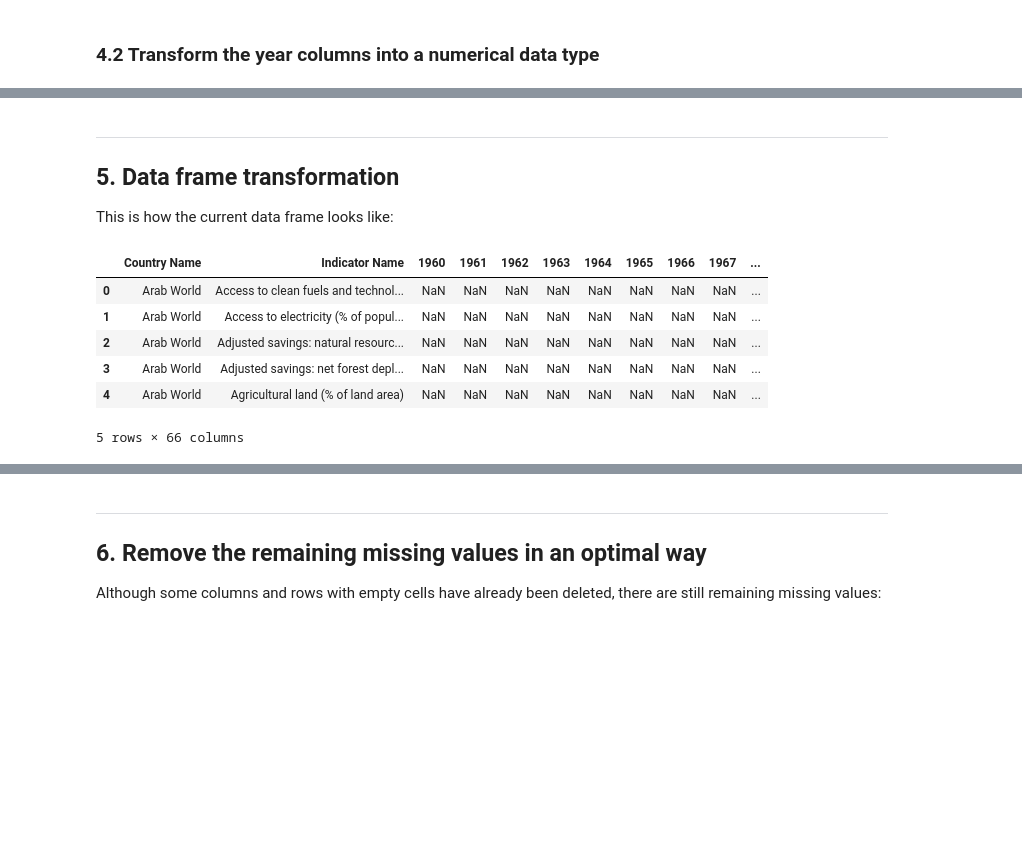
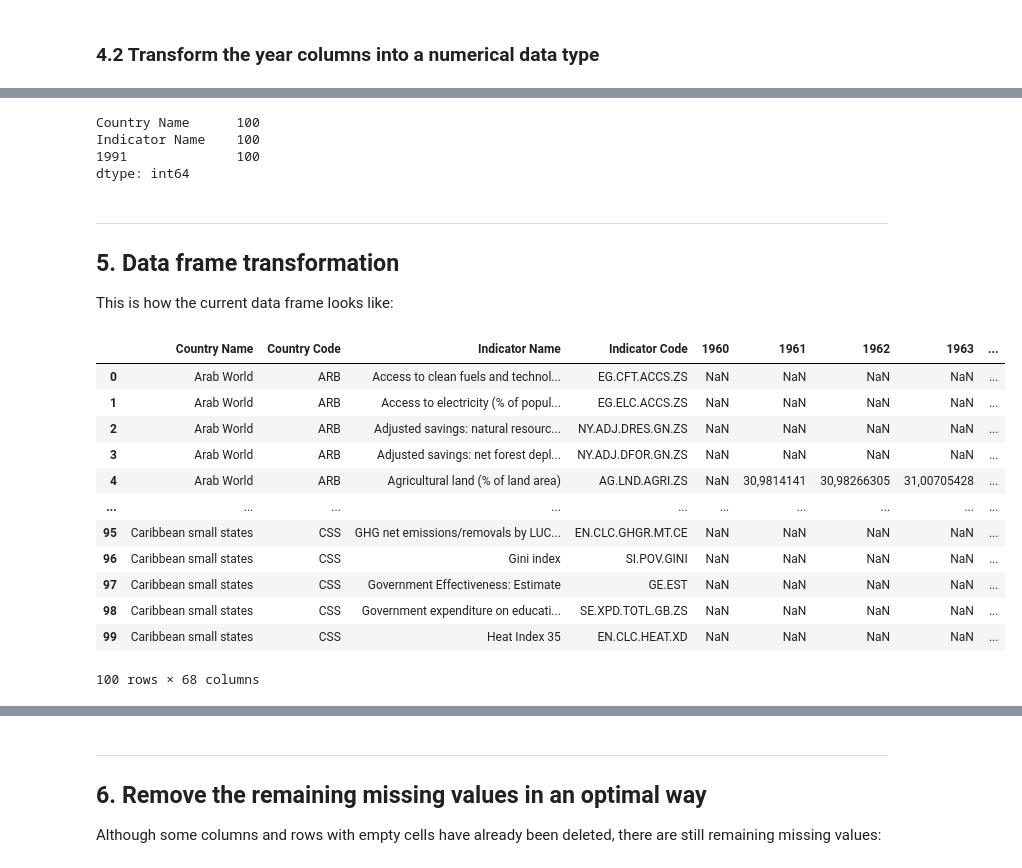
Before and after one commit to KleinerToaster/co2_prediction_countries, a Jupyter notebook: notebook/co2_dataPreperation.ipynb, the cells around one changed output, grey strips where cells are left out. Saved outputs shown, nothing was run; the diff lists cells and outputs as text; code cells hidden in the pictures; blank space fills up the shorter version.

Commit message:
fixing missing values after column type transformation (object->float)

```diff
--- a/notebook/co2_dataPreperation.ipynb
+++ b/notebook/co2_dataPreperation.ipynb
@@ -341,16 +386,37 @@ Length: 66, dtype: object
+# %%
+# Filter the DataFrame to include only rows where 'Indicator Name' is 'CO2 emissions (metric tons per capita)'
+# and then drop rows with NaN values in the 'CO2 emissions (metric tons per capita)' column
+
+filtered_df = data[(data['Indicator Name'] == 'CO2 emissions (metric tons per capita)')]
+
+# Select the 'country' and 'CO2 emissions (metric tons per capita)' columns, drop duplicates, and show the first 100 rows
+unique_co2_emissions = filtered_df[['Country Name', 'Indicator Name', '1991']].drop_duplicates().head(100)
+
+unique_co2_emissions.notnull().sum()
+# %% [output]
+Country Name      100
+Indicator Name    100
+1991              100
+dtype: int64
 # %% [markdown]
 ***
 
 ## 5. Data frame transformation
 
 This is how the current data frame looks like:
-# %%
-data_clean.head()
-# %% [output]
-|  | Country Name | Indicator Name | 1960 | 1961 | 1962 | 1963 | 1964 | 1965 | 1966 | 1967 | ... |
-| 0 | Arab World | Access to clean fuels and technol... | NaN | NaN | NaN | NaN | NaN | NaN | NaN | NaN | ... |
-| 1 | Arab World | Access to electricity (% of popul... | NaN | NaN | NaN | NaN | NaN | NaN | NaN | NaN | ... |
-| 2 | Arab World | Adjusted savings: natural resourc... | NaN | NaN | NaN | NaN | NaN | NaN | NaN | NaN | ... |
-| 3 | Arab World | Adjusted savings: net forest depl... | NaN | NaN | NaN | NaN | NaN | NaN | NaN | NaN | ... |
-| 4 | Arab World | Agricultural land (% of land area) | NaN | NaN | NaN | NaN | NaN | NaN | NaN | NaN | ... |
-5 rows × 66 columns
+# %%
+data.head(100)
+# %% [output]
+|  | Country Name | Country Code | Indicator Name | Indicator Code | 1960 | 1961 | 1962 | 1963 | ... |
+| 0 | Arab World | ARB | Access to clean fuels and technol... | EG.CFT.ACCS.ZS | NaN | NaN | NaN | NaN | ... |
+| 1 | Arab World | ARB | Access to electricity (% of popul... | EG.ELC.ACCS.ZS | NaN | NaN | NaN | NaN | ... |
+| 2 | Arab World | ARB | Adjusted savings: natural resourc... | NY.ADJ.DRES.GN.ZS | NaN | NaN | NaN | NaN | ... |
+| 3 | Arab World | ARB | Adjusted savings: net forest depl... | NY.ADJ.DFOR.GN.ZS | NaN | NaN | NaN | NaN | ... |
+| 4 | Arab World | ARB | Agricultural land (% of land area) | AG.LND.AGRI.ZS | NaN | 30,9814141 | 30,98266305 | 31,00705428 | ... |
+| ... | ... | ... | ... | ... | ... | ... | ... | ... | ... |
+| 95 | Caribbean small states | CSS | GHG net emissions/removals by LUC... | EN.CLC.GHGR.MT.CE | NaN | NaN | NaN | NaN | ... |
+| 96 | Caribbean small states | CSS | Gini index | SI.POV.GINI | NaN | NaN | NaN | NaN | ... |
+| 97 | Caribbean small states | CSS | Government Effectiveness: Estimate | GE.EST | NaN | NaN | NaN | NaN | ... |
+| 98 | Caribbean small states | CSS | Government expenditure on educati... | SE.XPD.TOTL.GB.ZS | NaN | NaN | NaN | NaN | ... |
+| 99 | Caribbean small states | CSS | Heat Index 35 | EN.CLC.HEAT.XD | NaN | NaN | NaN | NaN | ... |
+100 rows × 68 columns
```
Also changed, not shown: parts of 26 cells of this notebook, 1 other file.
